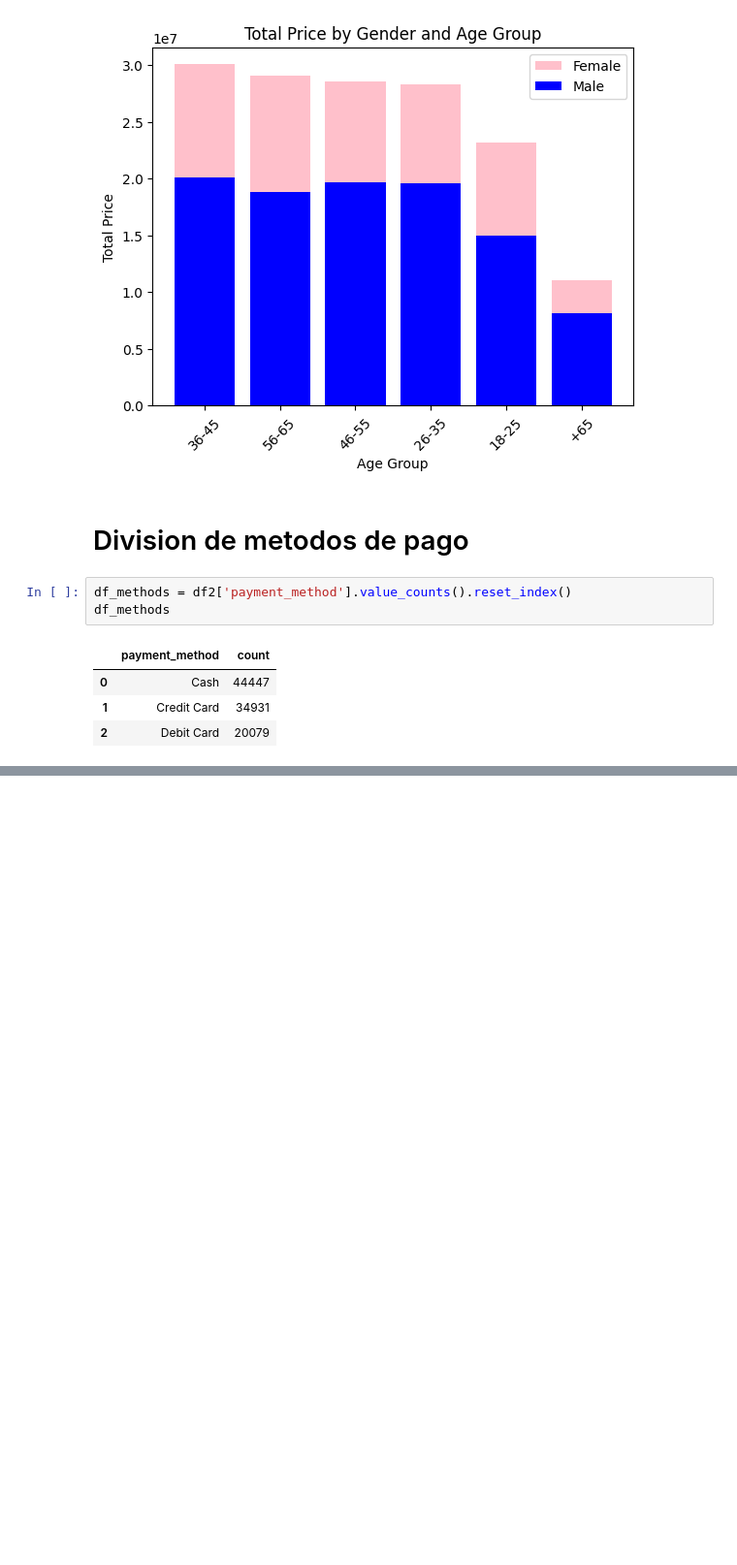
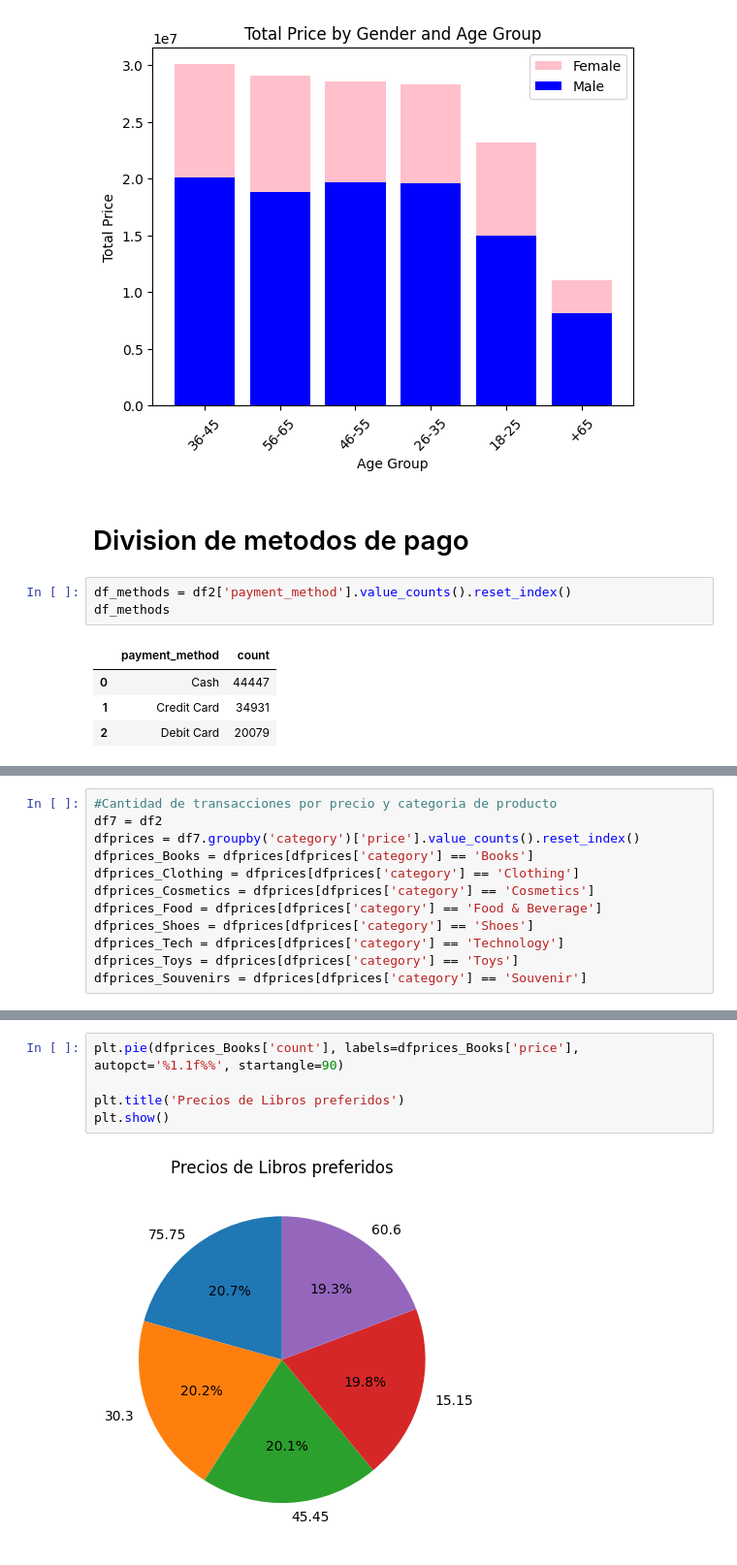
Before and after one commit to Gdiaz097/Retail-dataset, a Jupyter notebook: retail.ipynb, the cells around one changed output, grey strips where cells are left out. Shown at 97% size. Saved outputs shown, nothing was run; the diff lists cells and outputs as text; blank space fills up the shorter version.

Commit message:
Analisis de categorias preferidas

```diff
--- a/retail.ipynb
+++ b/retail.ipynb
@@ -394,0 +392,12 @@ clothing_df
+# %%
+#Cantidad de transacciones por precio y categoria de producto
+df7 = df2
+dfprices = df7.groupby('category')['price'].value_counts().reset_index()
+dfprices_Books = dfprices[dfprices['category'] == 'Books']
+dfprices_Clothing = dfprices[dfprices['category'] == 'Clothing']
+dfprices_Cosmetics = dfprices[dfprices['category'] == 'Cosmetics']
+dfprices_Food = dfprices[dfprices['category'] == 'Food & Beverage']
+dfprices_Shoes = dfprices[dfprices['category'] == 'Shoes']
+dfprices_Tech = dfprices[dfprices['category'] == 'Technology']
+dfprices_Toys = dfprices[dfprices['category'] == 'Toys']
+dfprices_Souvenirs = dfprices[dfprices['category'] == 'Souvenir']
@@ -394,0 +411,7 @@ clothing_df
+# %%
+plt.pie(dfprices_Books['count'], labels=dfprices_Books['price'], autopct='%1.1f%%', startangle=90)
+
+plt.title('Precios de Libros preferidos')
+plt.show()
+# %% [output]
+[figure, added]
```
Also changed, not shown: parts of 22 cells of this notebook.
